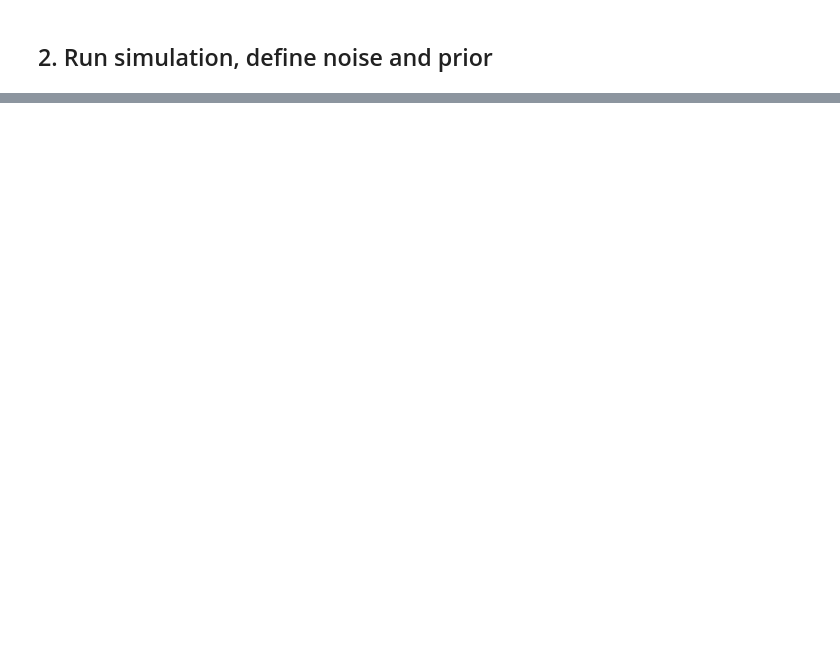
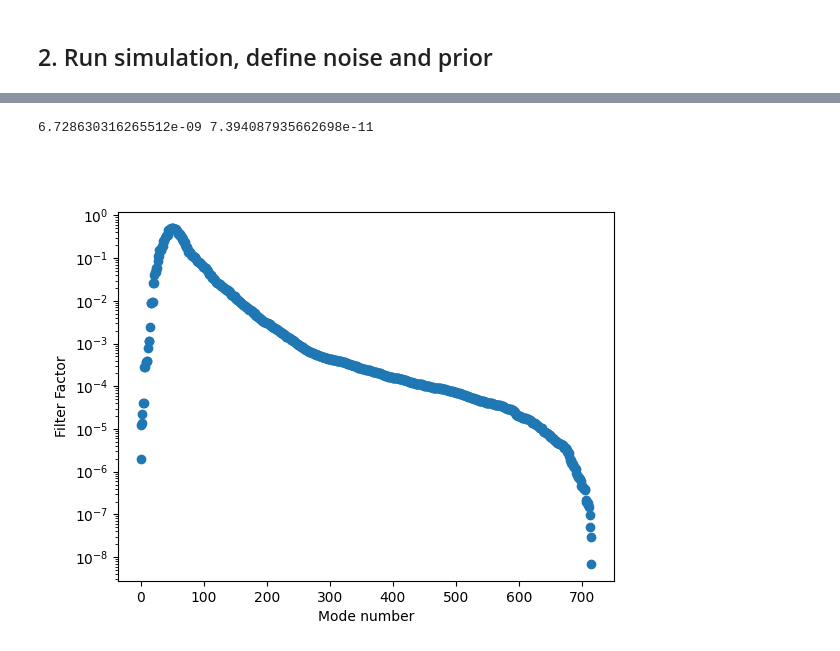
Before and after one commit to MIST-Experiment/mistsim, a Jupyter notebook: notebooks/mapmaking/multi_latitudes-different_beams.ipynb, the cells around one changed output, grey strips where cells are left out. Drawn from its saved outputs; the diff is of its cells as text; code cells hidden in the pictures; blank space fills up the shorter version.

```diff
--- a/notebooks/mapmaking/multi_latitudes-different_beams.ipynb
+++ b/notebooks/mapmaking/multi_latitudes-different_beams.ipynb
@@ -234,18 +251,21 @@ plt.show()
 # %%
-nvec = 299
+nvec = 716
 print(Sigma[nvec-1], Sigma[nvec])
 Dnum = Sigma[:nvec]
 Dden = 1 + Dnum**2
 D = Dnum / Dden
 U = U_full[:, :nvec]
 Vh = Vh_full[:nvec]
 
 plt.figure()
 plt.plot(np.arange(nvec), D[:nvec], ls="none", marker="o")
 plt.ylabel("Filter Factor")
 plt.xlabel("Mode number")
 plt.yscale("log")
 plt.show()
+# %% [output]
+6.728630316265512e-09 7.394087935662698e-11
+[figure, added]
 # %%
 W_tilde = Vh.T @ np.diag(D) @ U.T  # VDU^T
 y_tilde = Ndiag**(-1/2) * (y+noise)
```
Also changed, not shown: parts of 11 cells of this notebook, 1 other file.
